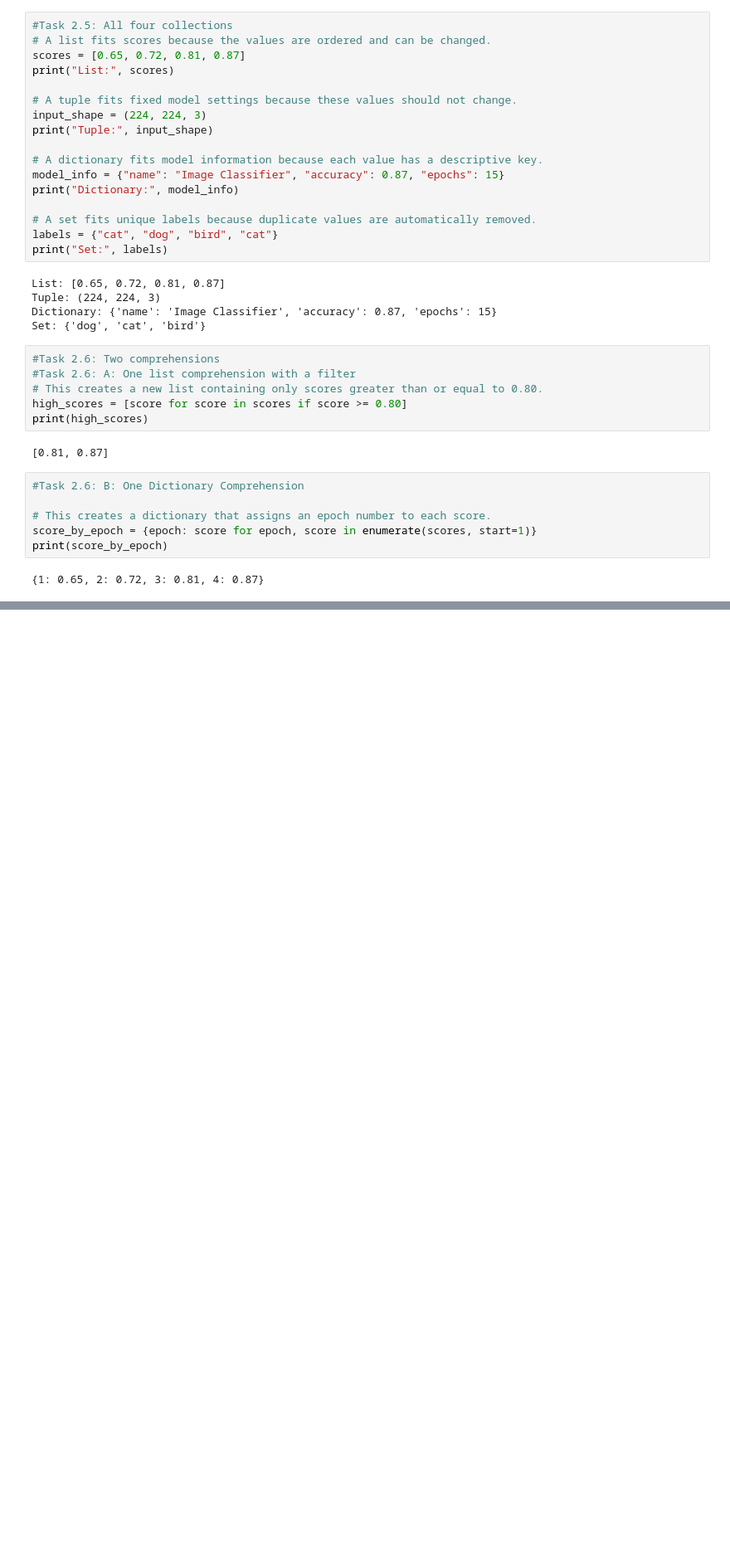
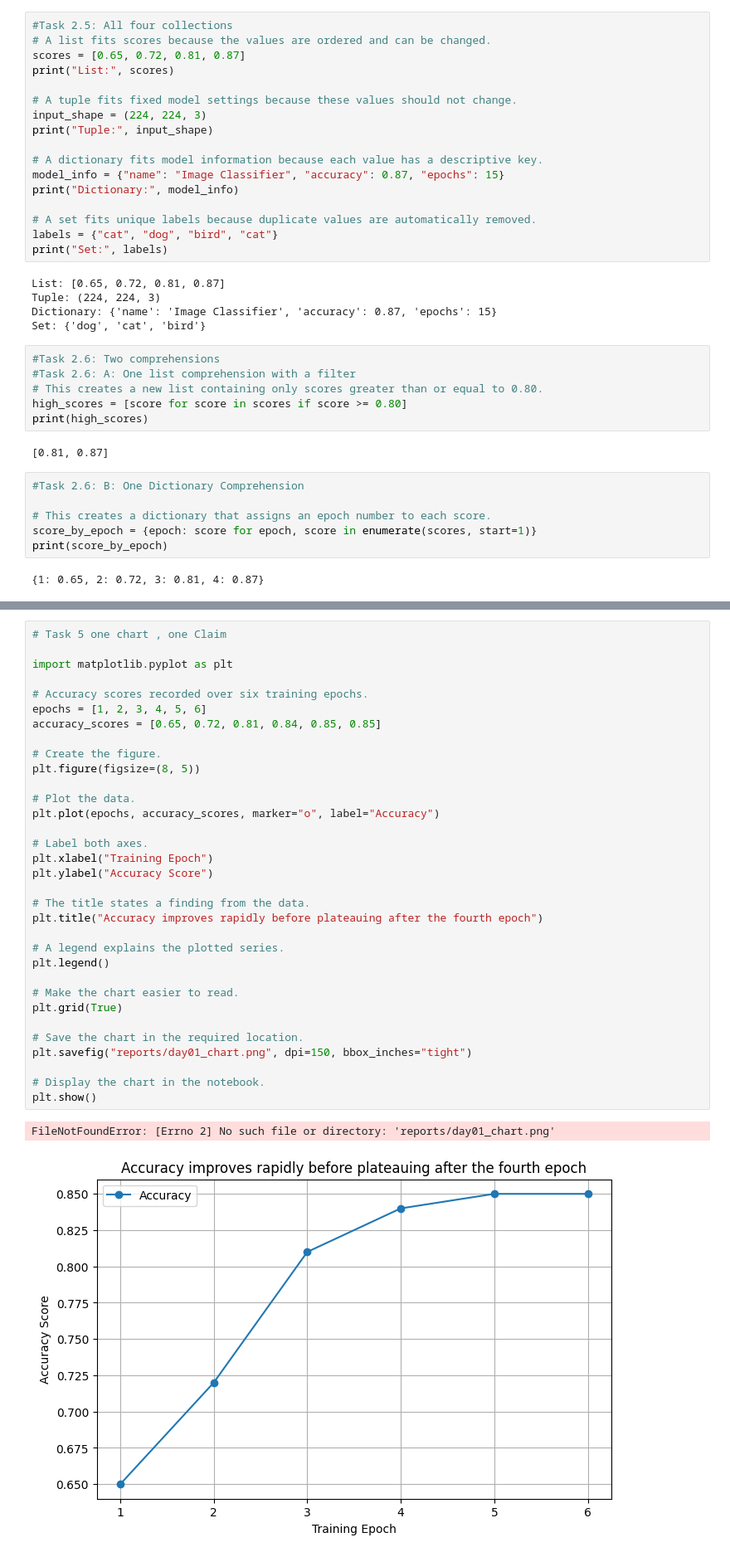
Before and after one commit to mclaire12/KLab-tekher-program, a Jupyter notebook: Assignment1/notebooks/assignment1.ipynb, the cells around one changed output, grey strips where cells are left out. Shown at 83% size. Saved outputs shown, nothing was run; the diff lists cells and outputs as text; blank space fills up the shorter version.

```diff
--- a/Assignment1/notebooks/assignment1.ipynb
+++ b/Assignment1/notebooks/assignment1.ipynb
@@ -129,0 +374,36 @@ print(score_by_epoch)
+# %%
+# Task 5 one chart , one Claim
+
+import matplotlib.pyplot as plt
+
+# Accuracy scores recorded over six training epochs.
+epochs = [1, 2, 3, 4, 5, 6]
+accuracy_scores = [0.65, 0.72, 0.81, 0.84, 0.85, 0.85]
+
+# Create the figure.
+plt.figure(figsize=(8, 5))
+
+# Plot the data.
+plt.plot(epochs, accuracy_scores, marker="o", label="Accuracy")
+
+# Label both axes.
+plt.xlabel("Training Epoch")
+plt.ylabel("Accuracy Score")
+
+# The title states a finding from the data.
+plt.title("Accuracy improves rapidly before plateauing after the fourth epoch")
+
+# A legend explains the plotted series.
+plt.legend()
+
+# Make the chart easier to read.
+plt.grid(True)
+
+# Save the chart in the required location.
+plt.savefig("reports/day01_chart.png", dpi=150, bbox_inches="tight")
+
+# Display the chart in the notebook.
+plt.show()
+# %% [output]
+FileNotFoundError: [Errno 2] No such file or directory: 'reports/day01_chart.png'
+[figure, added]
```
Also changed, not shown: parts of 13 cells of this notebook, 1 other file.
